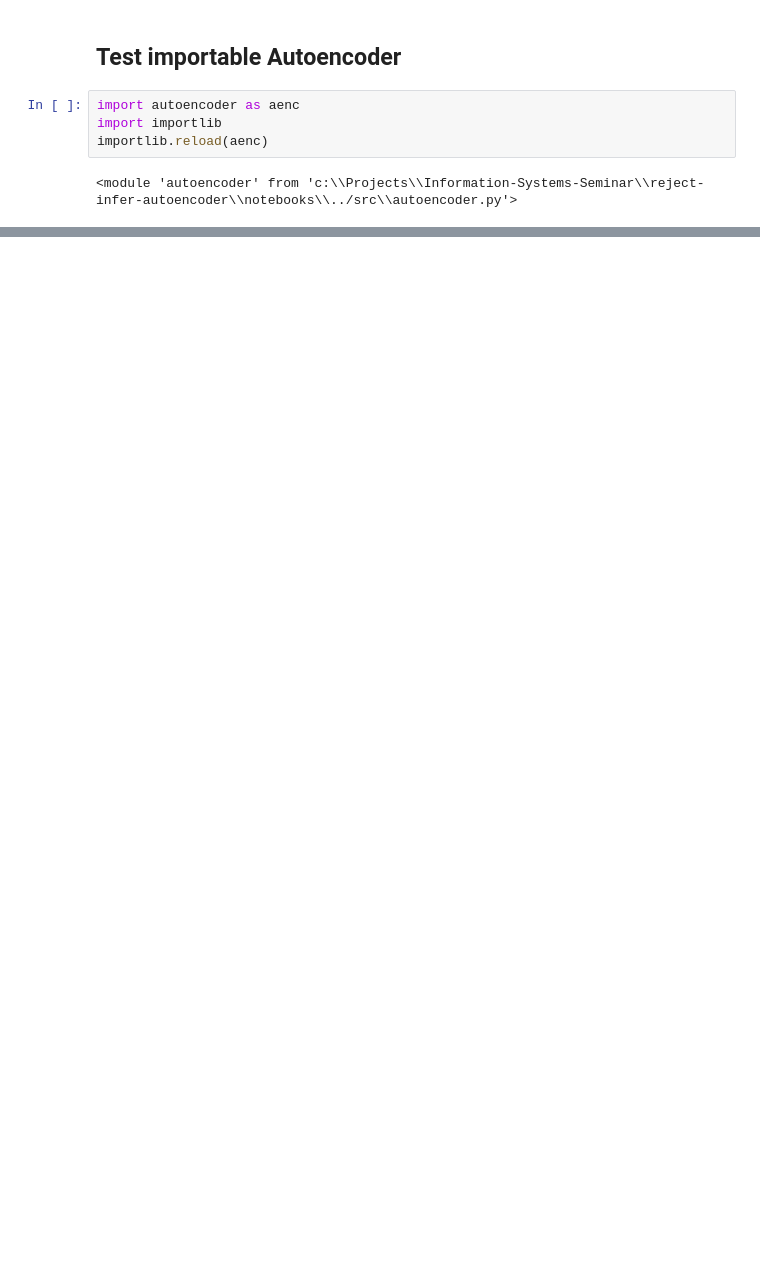
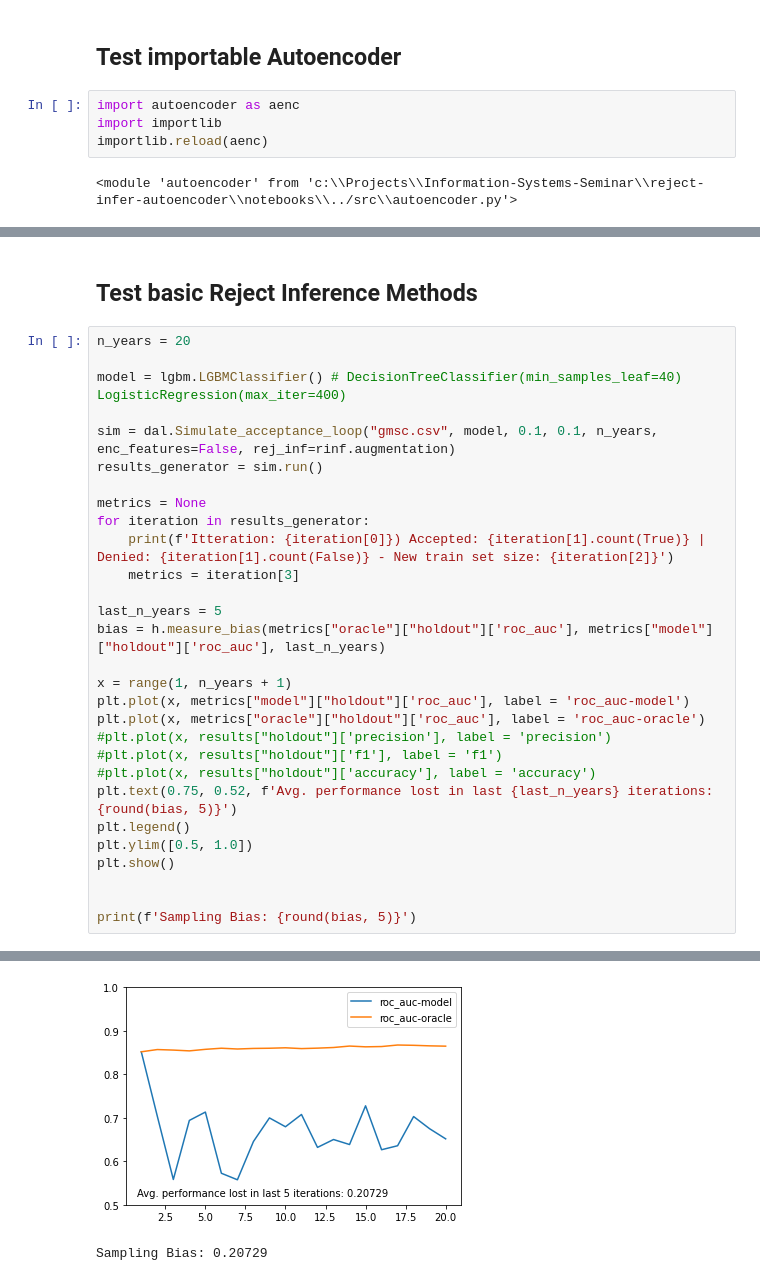
Before and after one commit to lukasvoege/reject-infer-autoencoder, a Jupyter notebook: notebooks/playground.ipynb, the cells around one changed output, grey strips where cells are left out. Saved outputs shown, nothing was run; the diff lists cells and outputs as text; blank space fills up the shorter version.

```diff
--- a/notebooks/playground.ipynb
+++ b/notebooks/playground.ipynb
@@ -186,0 +188,32 @@ Itteration: 19) Accepted: 1822 | Denied: 4253 - New train set size: (51440, 20)
+# %% [markdown]
+## Test basic Reject Inference Methods
+# %%
+n_years = 20
+
+model = lgbm.LGBMClassifier() # DecisionTreeClassifier(min_samples_leaf=40) LogisticRegression(max_iter=400)
+
+sim = dal.Simulate_acceptance_loop("gmsc.csv", model, 0.1, 0.1, n_years, enc_features=False, rej_inf=rinf.augmentation)
+results_generator = sim.run()
+
+metrics = None
+for iteration in results_generator:
+    print(f'Itteration: {iteration[0]}) Accepted: {iteration[1].count(True)} | Denied: {iteration[1].count(False)} - New train set size: {iteration[2]}')
+    metrics = iteration[3]
+
+last_n_years = 5
+bias = h.measure_bias(metrics["oracle"]["holdout"]['roc_auc'], metrics["model"]["holdout"]['roc_auc'], last_n_years)
+
+x = range(1, n_years + 1)
+plt.plot(x, metrics["model"]["holdout"]['roc_auc'], label = 'roc_auc-model')
+plt.plot(x, metrics["oracle"]["holdout"]['roc_auc'], label = 'roc_auc-oracle')
+#plt.plot(x, results["holdout"]['precision'], label = 'precision')
+#plt.plot(x, results["holdout"]['f1'], label = 'f1')
+#plt.plot(x, results["holdout"]['accuracy'], label = 'accuracy')
+plt.text(0.75, 0.52, f'Avg. performance lost in last {last_n_years} iterations: {round(bias, 5)}')
+plt.legend()
+plt.ylim([0.5, 1.0])
+plt.show()
+
+
+print(f'Sampling Bias: {round(bias, 5)}')
+# %% [output]
@@ -186,0 +240,2 @@ Itteration: 19) Accepted: 1822 | Denied: 4253 - New train set size: (51440, 20)
+[figure, added]
+Sampling Bias: 0.20729
```
Also changed, not shown: parts of 5 cells of this notebook, 3 other files.
